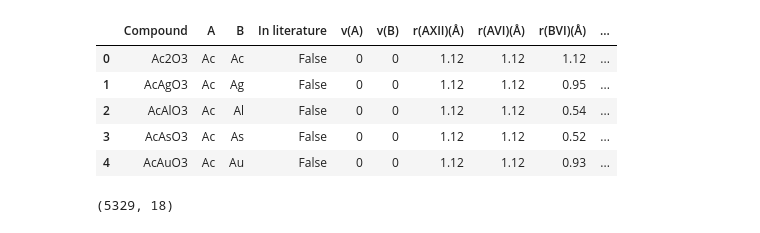
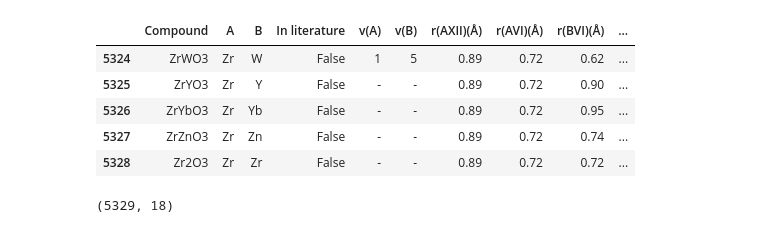
Before and after one commit to AGrantHewitt/Classification-Modeling, a Jupyter notebook: BioChemistry_Classifications.ipynb, the cells around one changed output. Drawn from its saved outputs; the diff is of its cells as text; code cells hidden in the pictures.

```diff
--- a/BioChemistry_Classifications.ipynb
+++ b/BioChemistry_Classifications.ipynb
@@ -5,16 +7,16 @@ import pandas as pd
 # %%
 #First choice: Crystal Structures Classification
 
 filename = "/content/drive/MyDrive/Coding Dojo/Project 2/Crystal_structure.csv"
 df = pd.read_csv(filename)
-df.head()
+df.tail()
 # %% [output]
 |  | Compound | A | B | In literature | v(A) | v(B) | r(AXII)(Å) | r(AVI)(Å) | r(BVI)(Å) | ... |
-| 0 | Ac2O3 | Ac | Ac | False | 0 | 0 | 1.12 | 1.12 | 1.12 | ... |
-| 1 | AcAgO3 | Ac | Ag | False | 0 | 0 | 1.12 | 1.12 | 0.95 | ... |
-| 2 | AcAlO3 | Ac | Al | False | 0 | 0 | 1.12 | 1.12 | 0.54 | ... |
-| 3 | AcAsO3 | Ac | As | False | 0 | 0 | 1.12 | 1.12 | 0.52 | ... |
-| 4 | AcAuO3 | Ac | Au | False | 0 | 0 | 1.12 | 1.12 | 0.93 | ... |
+| 5324 | ZrWO3 | Zr | W | False | 1 | 5 | 0.89 | 0.72 | 0.62 | ... |
+| 5325 | ZrYO3 | Zr | Y | False | - | - | 0.89 | 0.72 | 0.90 | ... |
+| 5326 | ZrYbO3 | Zr | Yb | False | - | - | 0.89 | 0.72 | 0.95 | ... |
+| 5327 | ZrZnO3 | Zr | Zn | False | - | - | 0.89 | 0.72 | 0.74 | ... |
+| 5328 | Zr2O3 | Zr | Zr | False | - | - | 0.89 | 0.72 | 0.72 | ... |
 # %%
 # 1) Source of data
 #https://www.kaggle.com/datasets/sayansh001/crystal-structure-classification?select=Crystal_structure.csv
```
Also changed, not shown: parts of 19 cells of this notebook.
